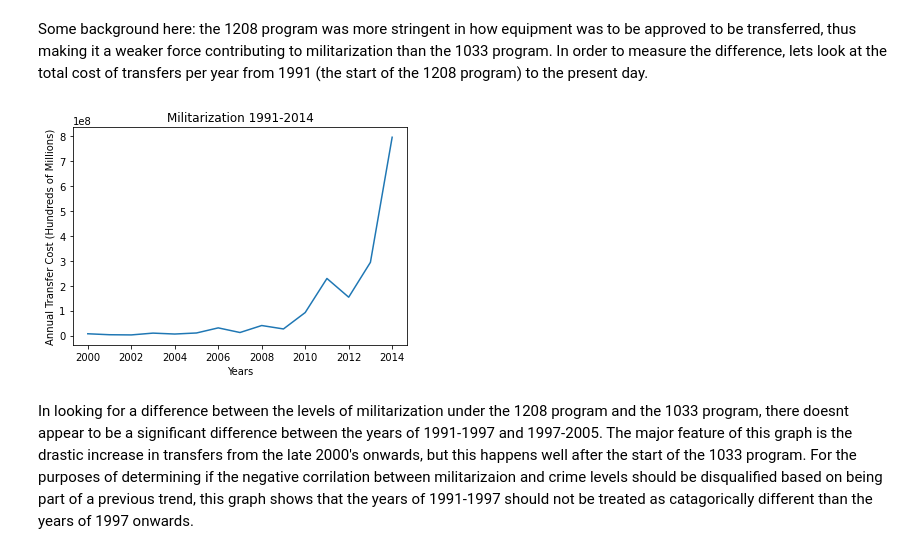
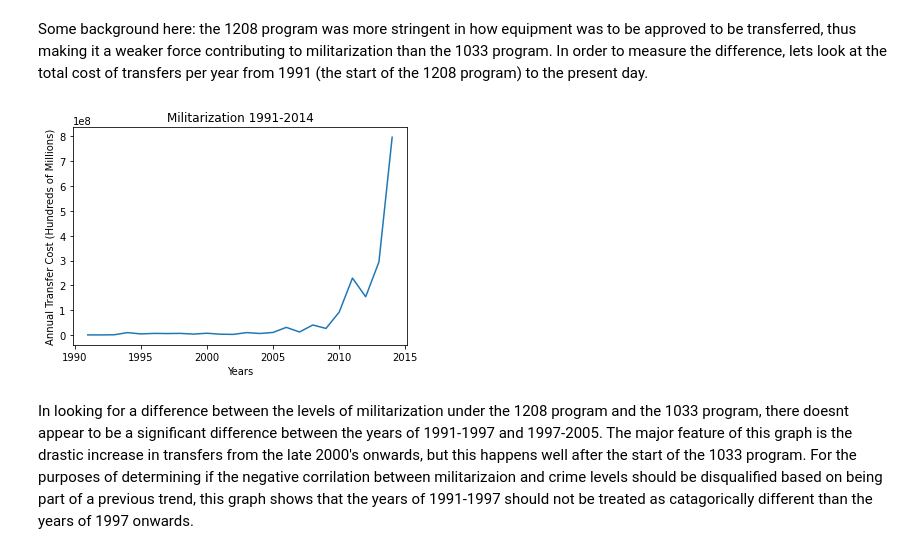
Before and after one commit to Sunil-Narayan/367MidtermSunilNarayan, a Jupyter notebook: messy - Police Militarization Midterm.ipynb, the cells around one changed output. Drawn from its saved outputs; the diff is of its cells as text; code cells hidden in the pictures.

```diff
--- a/messy - Police Militarization Midterm.ipynb
+++ b/messy - Police Militarization Midterm.ipynb
@@ -348,23 +348,23 @@ Some background here: the 1208 program was more stringent in how equipment was t
 # %%
 MTF2 = pd.read_csv("MilitaryTranferSpreadsheet.csv")
 MTF2 = MTF2.loc[:,['Cost', 'Ship Date']]
 MTF2['Ship Date'] = MTF2['Ship Date'].str[-4:]
 MTF2['Ship Date'] = MTF2['Ship Date'].astype(int)
 MTF2 = MTF2.rename(columns = {"Ship Date" : "Year"})
 MTF2 = MTF2[MTF2.Year<=2014]
 MTF2 = MTF2.groupby('Year', as_index = False).sum()\
 
-x = MTF["Year"]
-y = MTF["Cost"]
+x = MTF2["Year"]
+y = MTF2["Cost"]
 
 plt.title('Militarization 1991-2014')
 plt.xlabel('Years')
 plt.ylabel('Annual Transfer Cost (Hundreds of Millions)')
 
 plt.plot(x,y)
 plt.show()
 # %% [output]
-[figure, old version]
+[figure, new version]
 # %% [markdown]
 In looking for a difference between the levels of militarization under the 1208 program and the 1033 program, there doesnt appear to be a significant difference between the years of 1991-1997 and 1997-2005. The major feature of this graph is the drastic increase in transfers from the late 2000's onwards,  but this happens well after the start of the 1033 program. For the purposes of determining if the negative corrilation between militarizaion and crime levels should be disqualified based on being part of a previous trend, this graph shows that the years of 1991-1997 should not be treated as catagorically different than the years of 1997 onwards.
 # %% [markdown]
```
Also changed, not shown: 3 other files.
